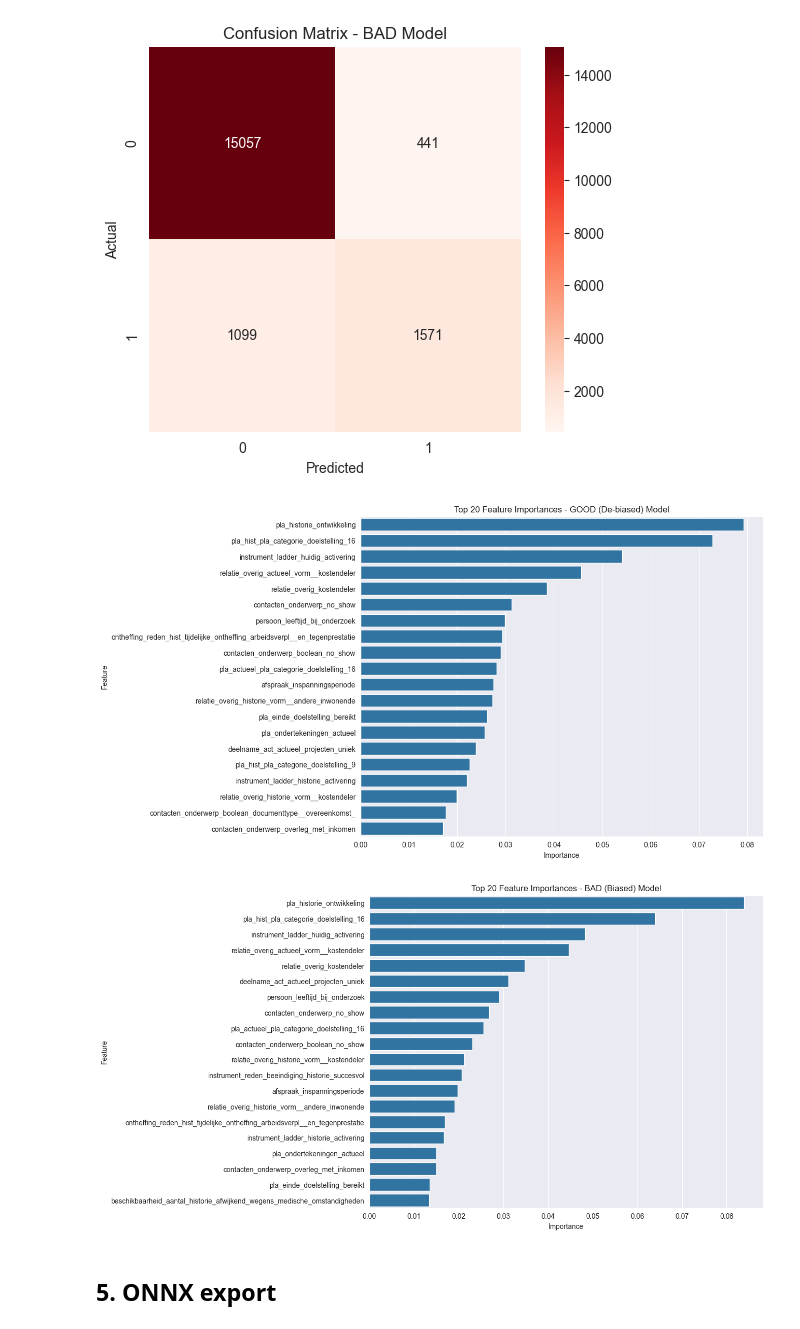
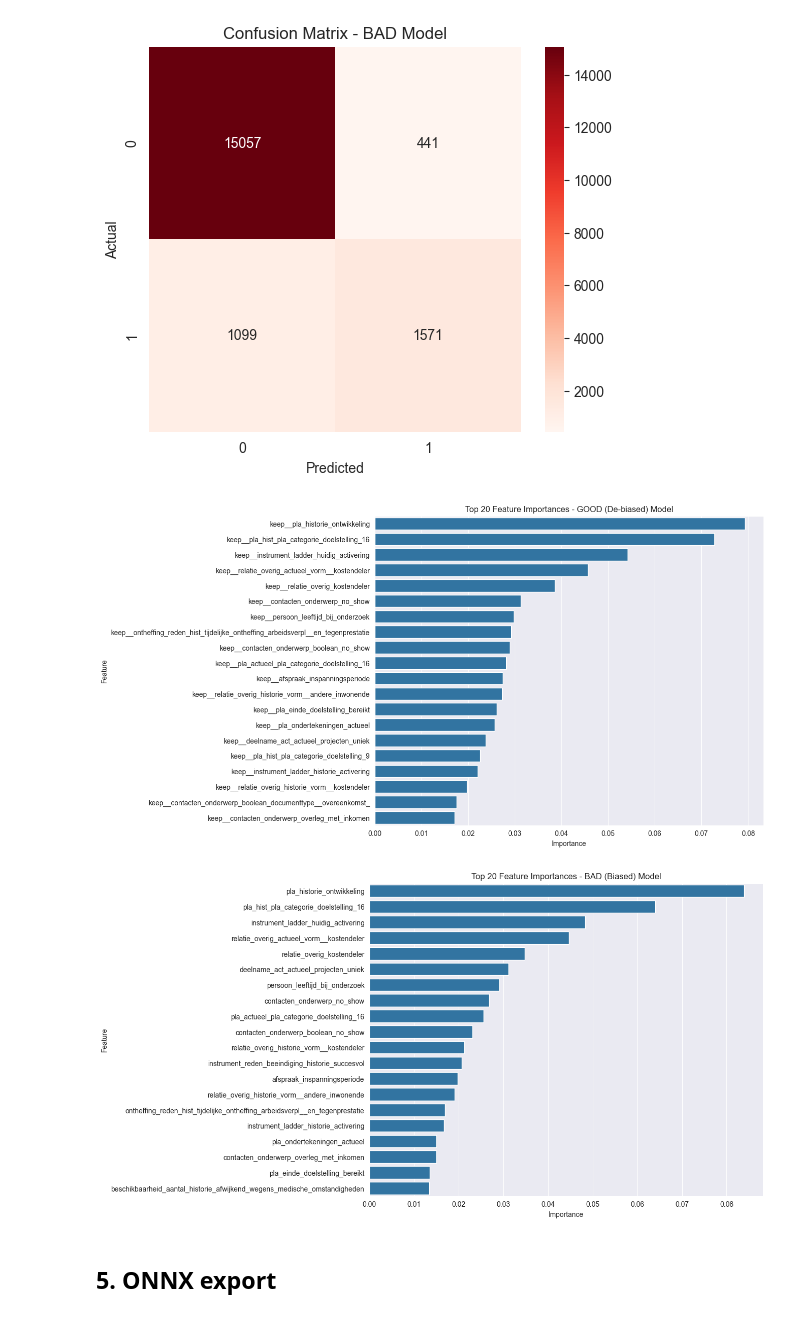
Before and after one commit to itsMatoosh/testing-ai, a Jupyter notebook: team1/fraud_detection.ipynb, the cells around one changed output. Drawn from its saved outputs; the diff is of its cells as text; code cells hidden in the pictures.

Commit message:
made preprocessing as a part of the model - team 1

```diff
--- a/team1/fraud_detection.ipynb
+++ b/team1/fraud_detection.ipynb
@@ -108,6 +110,7 @@ proxy_vars = [
     "persoonlijke_eigenschappen_taaleis_schrijfv_ok",
     "persoonlijke_eigenschappen_taaleis_voldaan"
 ]
+good_cols = [c for c in df.columns if c not in ['checked'] + proxy_vars]
 # %% [markdown]
 ## 3. Modeling
 # %%
@@ -197,14 +200,28 @@ sm_bad = SMOTE(random_state=42)
 Xb_res, yb_res = sm_bad.fit_resample(Xb_train_scaled, yb_train)
 # %%
 # GOOD model (de-biased)
-clf_good = RandomForestClassifier(
-    n_estimators=100,
-    random_state=42,
-    class_weight='balanced_subsample',
-    max_depth=10,
-    n_jobs=-1
+
+
+preprocess_good = ColumnTransformer(
+    [("keep", "passthrough", good_cols)],
+    remainder="drop"
 )
-clf_good.fit(Xg_res, yg_res)
+
+clf_good = Pipeline(steps=[
+    ("select", preprocess_good),
+    ("imputer", SimpleImputer(strategy="constant", fill_value=0)),
+    ("scaler", StandardScaler()),
+    ("smote", SMOTE(random_state=42)),
+    ("model", RandomForestClassifier(
+        n_estimators=100,
+        random_state=42,
+        class_weight='balanced_subsample',
+        max_depth=10,
+        n_jobs=-1
+    )),
+])
+
+clf_good.fit(Xg_train, yg_train)
 
 # BAD model (biased)
 clf_bad = RandomForestClassifier(
@@ -300,32 +317,34 @@ weighted avg       0.91      0.92      0.91     18168
 # %%
 # ==========================
 # Feature Importances - GOOD MODEL
 # ==========================
-importances_good = clf_good.feature_importances_
-feature_names_good = X_good.columns  # correct feature set (no proxies)
-feature_imp_good = pd.DataFrame({'Feature': feature_names_good, 'Importance': importances_good})
-feature_imp_good = feature_imp_good.sort_values(by='Importance', ascending=False).head(20)
+importances_good = clf_good.named_steps["model"].feature_importances_
+feature_names_good = clf_good.named_steps["select"].get_feature_names_out()
+feature_imp_good = pd.DataFrame({
+    "Feature": feature_names_good,
+    "Importance": importances_good
+}).sort_values("Importance", ascending=False).head(20)
 
 plt.figure(figsize=(10, 8))
-sns.barplot(x='Importance', y='Feature', data=feature_imp_good)
-plt.title('Top 20 Feature Importances - GOOD (De-biased) Model')
+sns.barplot(x="Importance", y="Feature", data=feature_imp_good)
+plt.title("Top 20 Feature Importances - GOOD (De-biased) Model")
 plt.show()
 
 
 # ==========================
 # Feature Importances - BAD MODEL
 # ==========================
 importances_bad = clf_bad.feature_importances_
 feature_names_bad = X_bad.columns  # includes proxy variables
 feature_imp_bad = pd.DataFrame({'Feature': feature_names_bad, 'Importance': importances_bad})
 feature_imp_bad = feature_imp_bad.sort_values(by='Importance', ascending=False).head(20)
 
 plt.figure(figsize=(10, 8))
 sns.barplot(x='Importance', y='Feature', data=feature_imp_bad)
 plt.title('Top 20 Feature Importances - BAD (Biased) Model')
 plt.show()
 # %% [output]
-[figure, old version]
+[figure, new version]
 [figure]
 # %% [markdown]
 ## 5. ONNX export
```
Also changed, not shown: parts of 3 cells of this notebook, 2 other files.
